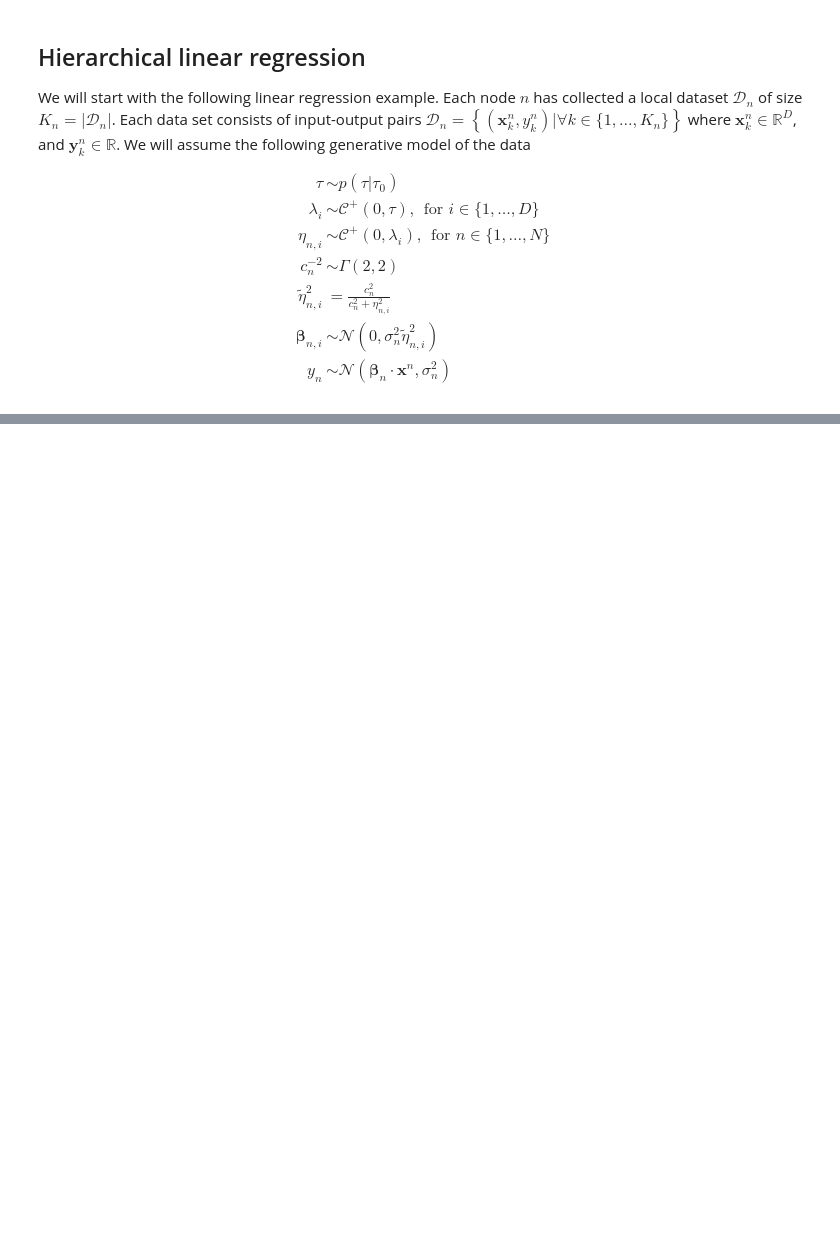
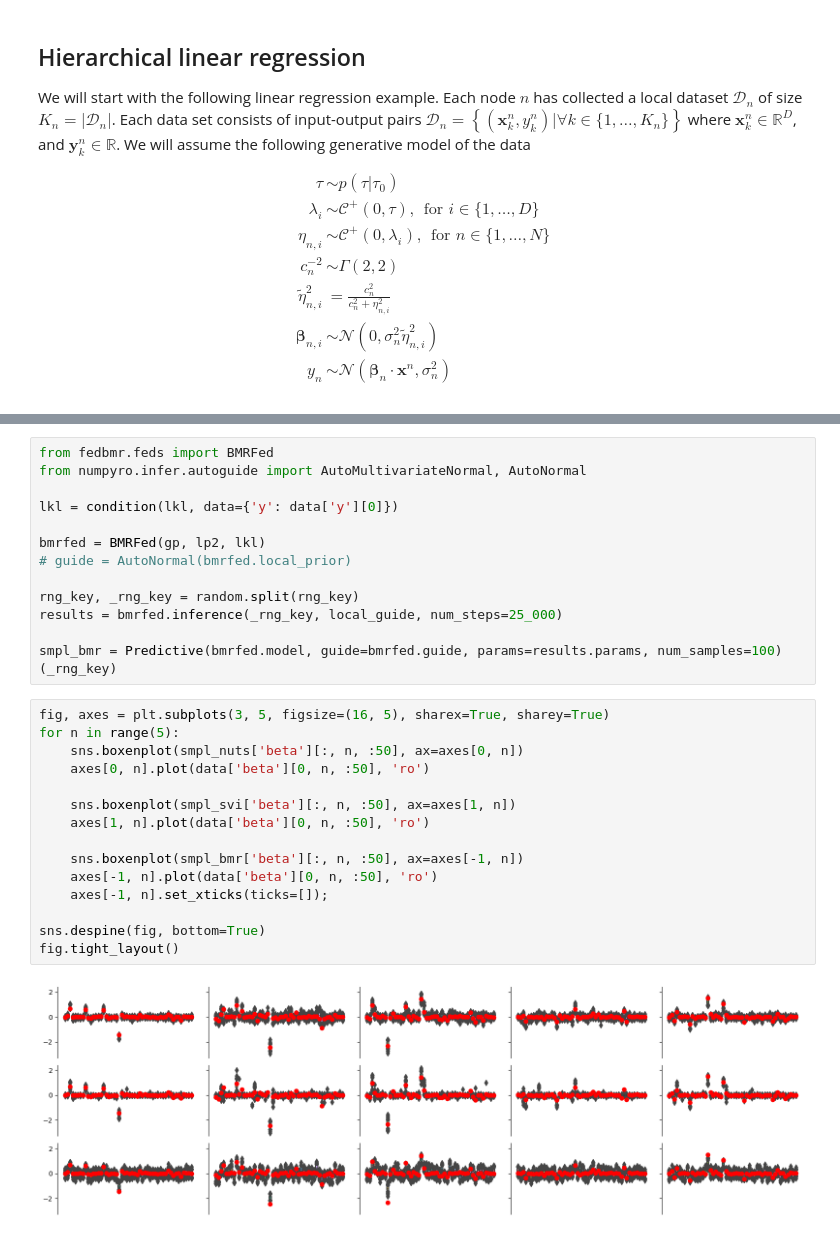
Before and after one commit to gaia-os/fedbmr, a Jupyter notebook: notebooks/federated_inference_comparison.ipynb, the cells around one changed output, grey strips where cells are left out. Cells and saved outputs as stored; diff of their text form; blank space fills up the shorter version.

```diff
--- a/notebooks/federated_inference_comparison.ipynb
+++ b/notebooks/federated_inference_comparison.ipynb
@@ -122,0 +231,30 @@ Array([ 50.35714 ,  95.68653 , 107.017944,  55.81437 ,  44.518517,
+# %%
+from fedbmr.feds import BMRFed
+from numpyro.infer.autoguide import AutoMultivariateNormal, AutoNormal
+
+lkl = condition(lkl, data={'y': data['y'][0]})
+
+bmrfed = BMRFed(gp, lp2, lkl)
+# guide = AutoNormal(bmrfed.local_prior)
+
+rng_key, _rng_key = random.split(rng_key)
+results = bmrfed.inference(_rng_key, local_guide, num_steps=25_000)
+
+smpl_bmr = Predictive(bmrfed.model, guide=bmrfed.guide, params=results.params, num_samples=100)(_rng_key)
+# %%
+fig, axes = plt.subplots(3, 5, figsize=(16, 5), sharex=True, sharey=True)
+for n in range(5):
+    sns.boxenplot(smpl_nuts['beta'][:, n, :50], ax=axes[0, n])
+    axes[0, n].plot(data['beta'][0, n, :50], 'ro')
+
+    sns.boxenplot(smpl_svi['beta'][:, n, :50], ax=axes[1, n])
+    axes[1, n].plot(data['beta'][0, n, :50], 'ro')
+
+    sns.boxenplot(smpl_bmr['beta'][:, n, :50], ax=axes[-1, n])
+    axes[-1, n].plot(data['beta'][0, n, :50], 'ro')
+    axes[-1, n].set_xticks(ticks=[]);
+
+sns.despine(fig, bottom=True)
+fig.tight_layout()
+# %% [output]
+[figure, added]
```
Also changed, not shown: parts of 11 cells of this notebook, 2 other files.
